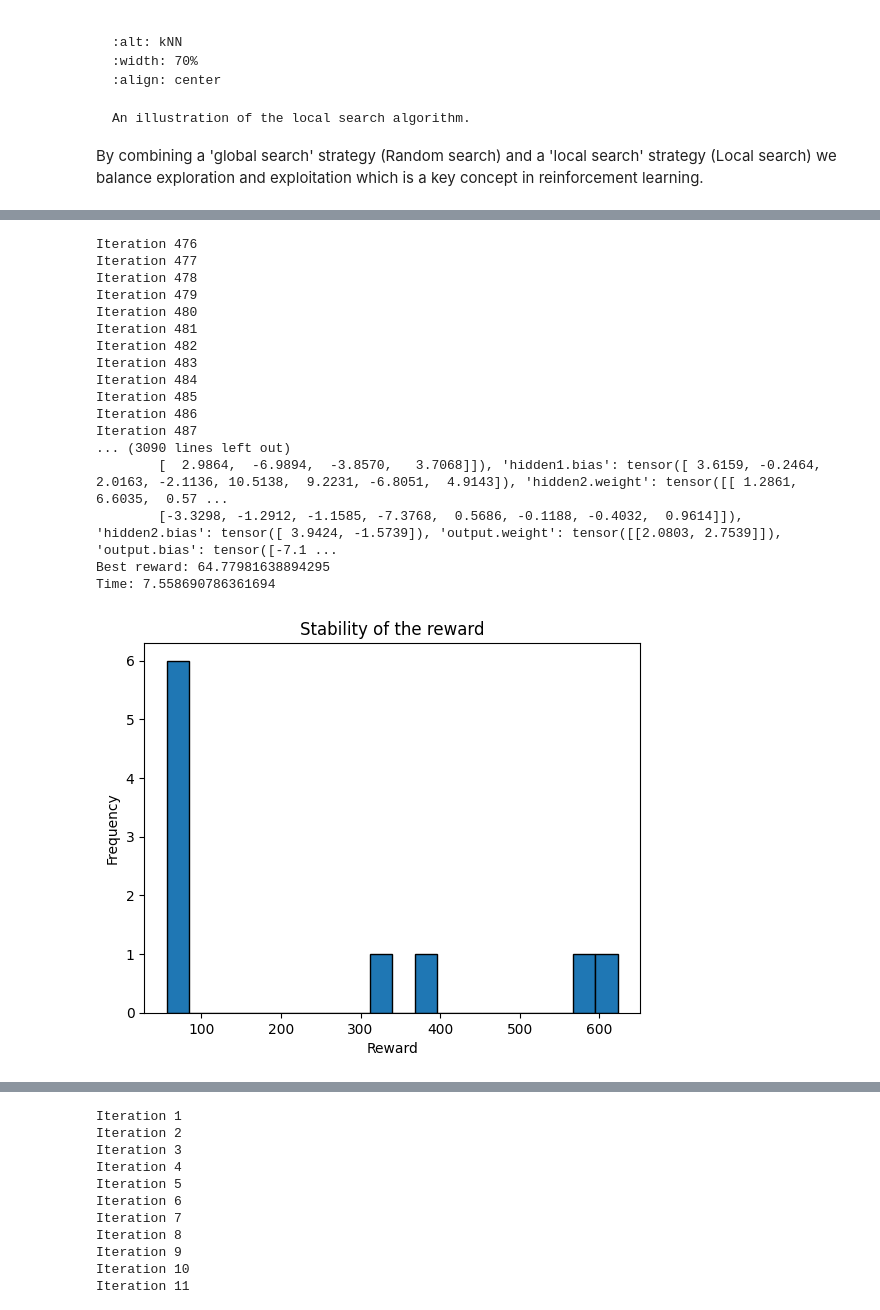
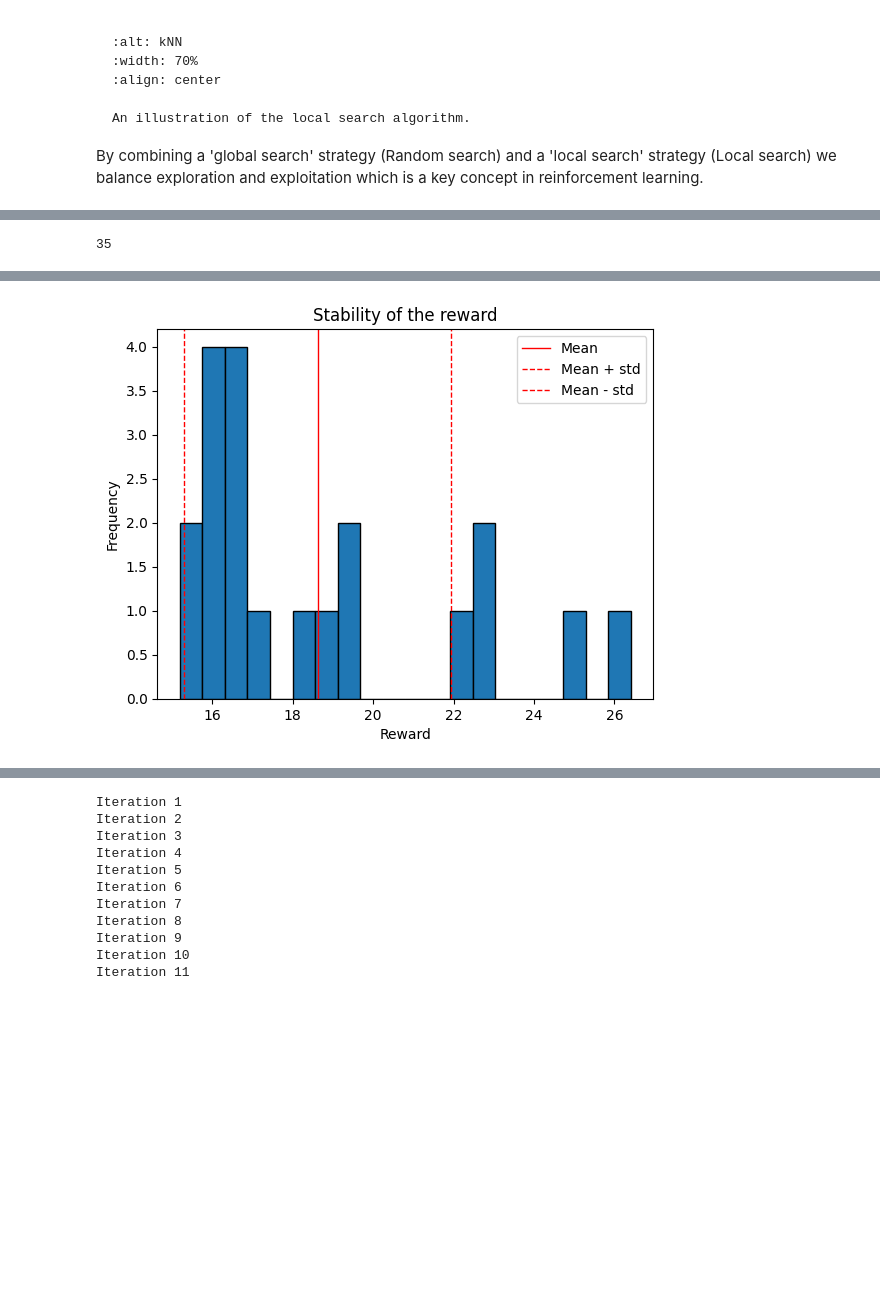
Before and after one commit to ivypch/RL_Control, a Jupyter notebook: 07_RL_Control 2 (19_10_23).ipynb, the cells around one changed output, grey strips where cells are left out. Drawn from its saved outputs; the diff is of its cells as text; code cells hidden in the pictures; blank space fills up the shorter version.

```diff
--- a/07_RL_Control 2 (19_10_23).ipynb
+++ b/07_RL_Control 2 (19_10_23).ipynb
@@ -147,10 +147,11 @@ Tc_ub              = data_res['Tc_ub']
 Tc_lb              = data_res['Tc_lb']
 
 # desired setpoints
-n_1                = int(n/2)
-n_2                = n - n_1
-Ca_des             = [0.8 for i in range(n_1)] + [0.9 for i in range(n_2)]
-T_des              = [330 for i in range(n_1)] + [320 for i in range(n_2)]
+n_1                = int(n/3)
+n_2                = int(n/3)
+n_3                = n - n_1 - n_2
+Ca_des             = [0.8 for i in range(n_1)] + [0.9 for i in range(n_2)] + [0.7 for i in range(n_3)]
+T_des              = [330 for i in range(n_1)] + [320 for i in range(n_2)] + [310 for i in range(n_3)]
 data_res['Ca_des'] = Ca_des
 data_res['T_des']  = T_des
 
@@ -1251,12 +1323,11 @@ e_tot = 500
 e_shr = e_tot/30
 
 # Policy optimization
-# best_policy, best_reward, gbest_history, time_axis = \
-# Generalized_policy_search(shrink_ratio=0.9, radius=0.1, evals_shrink=e_shr,
-#                           evals=e_tot, ratio_ls_rs=0.1)
+# best_policy, best_reward, gbest_history, time_axis = Generalized_policy_search(shrink_ratio=0.9, radius=0.1, evals_shrink=e_shr, evals=e_tot, ratio_ls_rs=0.1)
 # best_policy, best_reward, gbest_history, time_axis = GeneticSearch(lower_bound=-5, upper_bound=5, mutation_rate=0.35, iterations=e_tot, sample_size=55)
-# best_policy, best_reward, gbest_history, time_axis = ParticleSwarm(lower_bound=-5, upper_bound=5, no_particles=50, inertia=0.6, cognitive=0.04, social=0.36, tmax=e_tot)
+best_policy, best_reward, gbest_history, time_axis = ParticleSwarm(lower_bound=-5, upper_bound=5, no_particles=50, inertia=0.6, cognitive=0.04, social=0.36, tmax=e_tot)
 # best_policy, best_reward, gbest_history, time_axis = ArtificialBeeColony(lower_bound=-5, upper_bound=5, no_employed=50, no_onlooker=25, distance_value=1, iterations=e_tot, scout_limit=2)
-best_policy, best_reward, gbest_history, time_axis = SimulatedAnnealing(lower_bound=-5, upper_bound=5, initial_accept_prob=0.4, max_iterations=e_tot, step_size=0.4, temp_regime='exp')
+# best_policy, best_reward, gbest_history, time_axis = SimulatedAnnealing(lower_bound=-5, upper_bound=5, initial_accept_prob=0.4, max_iterations=e_tot, step_size=0.4, temp_regime='log')
 # best_policy, best_reward, gbest_history, time_axis = Firefly(lower_bound=-5, upper_bound=5, no_fireflies=10, iterations=e_tot, attractiveness=0.8, absorption=0, randomness=0.2)
+# best_policy, best_reward, gbest_history, time_axis = DifferentialEvolution(lower_bound=-5, upper_bound=5, iterations=50, pop_size=100, cr=0.9, f=0.8)
 # %% [output]
@@ -1286,3 +1357,7 @@ performance_plots(e_tot, time_axis, gbest_history)
+# %%
+print(n_3)
+# %% [output]
+35
 # %%
 # Stability analysis
 
@@ -1298,9 +1373,11 @@ def reward_stability(algorithm, no_runs, v1, v2, no_bin):
         elif algorithm == GeneticSearch:
             best_policy, best_reward, gbest_history, time_axis = algorithm(lower_bound=-5, upper_bound=5, mutation_rate=v1, iterations=50, sample_size=v2)
         elif algorithm == Firefly:
-            best_policy, best_reward, gbest_history, time_axis = algorithm(lower_bound=-5, upper_bound=5, no_fireflies=round(v1), iterations=50, attractiveness=0.8, absorption=0, randomness=0.2)
+            best_policy, best_reward, gbest_history, time_axis = algorithm(lower_bound=-5, upper_bound=5, no_fireflies=round(v1), iterations=50, attractiveness=0.8, absorption=0, randomness=v2)
         elif algorithm == SimulatedAnnealing:
             best_policy, best_reward, gbest_history, time_axis = algorithm(lower_bound=-5, upper_bound=5, initial_accept_prob=v1, max_iterations=500, step_size=v2, temp_regime='log')
+        elif algorithm == Generalized_policy_search:
+            best_policy, best_reward, gbest_history, time_axis = Generalized_policy_search(shrink_ratio=0.9, radius=0.1, evals_shrink=2500/30, evals=2500, ratio_ls_rs=0.1)
         else:
             print("Invalid algorithm")
         gbest_time = time_axis[gbest_history.index(best_reward)]
@@ -1312,10 +1389,23 @@ def reward_stability(algorithm, no_runs, v1, v2, no_bin):
     plt.xlabel('Reward')
     plt.ylabel('Frequency')
     plt.title('Stability of the reward')
+
+    # Calculate mean and standard deviation of the rewards
+    mean = np.mean(rewards)
+    std = np.std(rewards)
+    print("Mean reward:", mean)
+    print("Standard deviation of reward:", std)
+
+    # Plot the mean and standard deviation on the histogram
+    plt.axvline(mean, color='r', linestyle='solid', linewidth=1)
+    plt.axvline(mean+std, color='r', linestyle='dashed', linewidth=1)
+    plt.axvline(mean-std, color='r', linestyle='dashed', linewidth=1)
+    plt.legend(['Mean', 'Mean + std', 'Mean - std'])
+
     plt.show()
 
 
     return rewards, times
 # %%
-stability = reward_stability(algorithm= SimulatedAnnealing, no_runs = 10, v1 = 50, v2 = 0.6, no_bin = 20)
+stability = reward_stability(algorithm= Generalized_policy_search, no_runs = 20, v1 = 50, v2 = 0.6, no_bin = 20)
 # %% [output]
@@ -1339,21 +1429,4 @@ Iteration 475
-Iteration 476
-Iteration 477
-Iteration 478
-Iteration 479
-Iteration 480
-Iteration 481
-Iteration 482
-Iteration 483
-Iteration 484
-Iteration 485
-Iteration 486
-Iteration 487
-... (3090 lines left out)
-        [  2.9864,  -6.9894,  -3.8570,   3.7068]]), 'hidden1.bias': tensor([ 3.6159, -0.2464,  2.0163, -2.1136, 10.5138,  9.2231, -6.8051,  4.9143]), 'hidden2.weight': tensor([[ 1.2861,  6.6035,  0.57 ...
-        [-3.3298, -1.2912, -1.1585, -7.3768,  0.5686, -0.1188, -0.4032,  0.9614]]), 'hidden2.bias': tensor([ 3.9424, -1.5739]), 'output.weight': tensor([[2.0803, 2.7539]]), 'output.bias': tensor([-7.1 ...
-Best reward: 64.77981638894295
-Time: 7.558690786361694
-[figure, old version]
+[figure, new version]
 # %%
 # hyperparameter tuning - with skopt
 # Work in progress!
```
Also changed, not shown: parts of 6 cells of this notebook.
